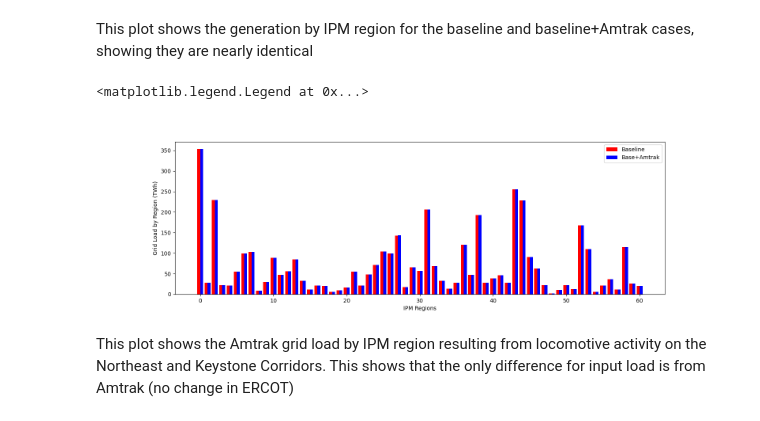
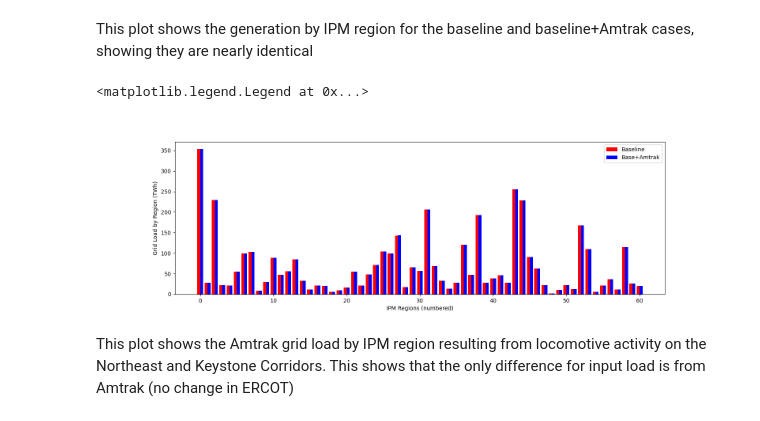
Before and after one commit to andrew-scott-white/usego_Amtrak, a Jupyter notebook: ERCT_diagnosis.ipynb, the cells around one changed output. Saved outputs shown, nothing was run; the diff lists cells and outputs as text; code cells hidden in the pictures.

Commit message:
Fixed error in plot

```diff
--- a/ERCT_diagnosis.ipynb
+++ b/ERCT_diagnosis.ipynb
@@ -48,16 +48,16 @@ This plot shows the generation by IPM region for the baseline and baseline+Amtra
 # %%
 # Bar width and x locations
 w, x = 0.4, np.arange(len(base_data))
 
 fig, ax = plt.subplots(figsize=(16,5))
 ax.bar(x - w/2, base_data/1000/1000, width=w,color='r',label='Baseline')
 ax.bar(x + w/2, case_data/1000/1000, width=w,color='b',label='Base+Amtrak')
 ax.set_ylabel('Grid Load by Region (TWh)')
-ax.set_xlabel('IPM Regions')
+ax.set_xlabel('IPM Regions (numbered)')
 ax.legend()
 # %% [output]
 <matplotlib.legend.Legend at 0x...>
-[figure, old version]
+[figure, new version]
 # %%
 tmp = pd.concat([base_load.groupby('r')['demandLoad'].sum()/1000], axis=1)
 tmp_case = pd.concat([case_load.groupby('r')['demandLoad'].sum()/1000], axis=1)
```
Also changed, not shown: parts of 1 cell of this notebook.
